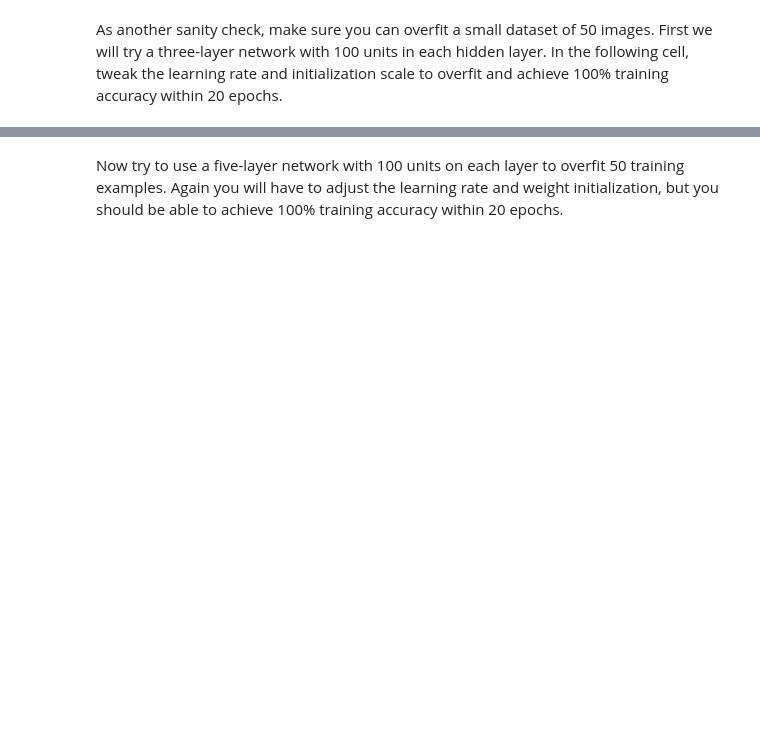
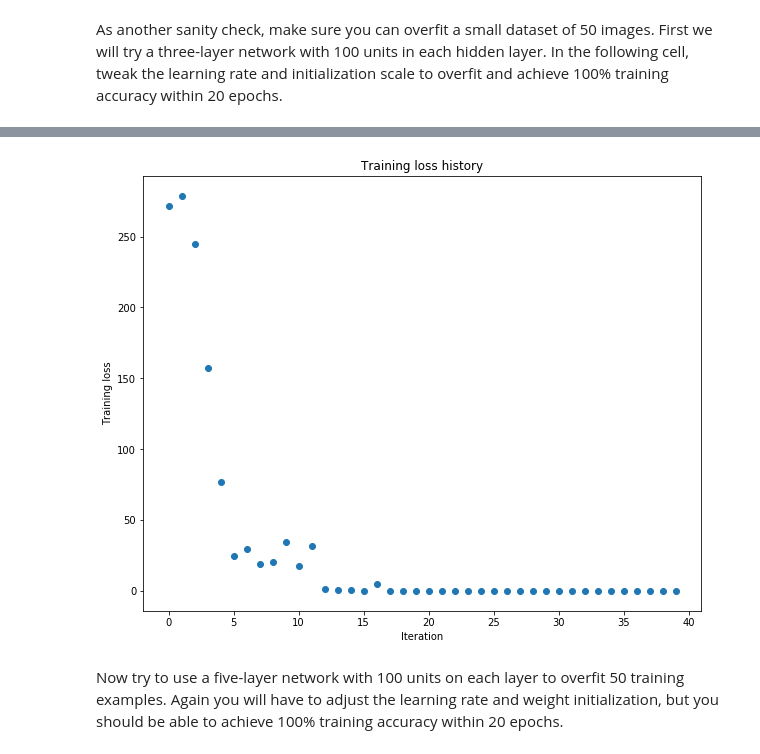
Before and after one commit to sinhlt58/machine_learning, a Jupyter notebook: cs231n-spring-2018/assignment2/FullyConnectedNets.ipynb, the cells around one changed output, grey strips where cells are left out. Saved outputs shown, nothing was run; the diff lists cells and outputs as text; code cells hidden in the pictures; blank space fills up the shorter version.

```diff
--- a/cs231n-spring-2018/assignment2/FullyConnectedNets.ipynb
+++ b/cs231n-spring-2018/assignment2/FullyConnectedNets.ipynb
@@ -436,8 +449,8 @@ small_data = {
   'y_val': data['y_val'],
 }
 
-weight_scale = 1e-2
-learning_rate = 1e-4
+weight_scale = 1e-1
+learning_rate = 1e-3
 model = FullyConnectedNet([100, 100],
               weight_scale=weight_scale, dtype=np.float64)
 solver = Solver(model, small_data,
@@ -454,3 +467,4 @@ plt.title('Training loss history')
 plt.xlabel('Iteration')
 plt.ylabel('Training loss')
 plt.show()
+# %% [output]
@@ -457,3 +488,4 @@ plt.show()
+[figure, added]
 # %% [markdown]
 Now try to use a five-layer network with 100 units on each layer to overfit 50 training examples. Again you will have to adjust the learning rate and weight initialization, but you should be able to achieve 100% training accuracy within 20 epochs.
 # %%
```
Also changed, not shown: parts of 10 cells of this notebook, 2 other files.
